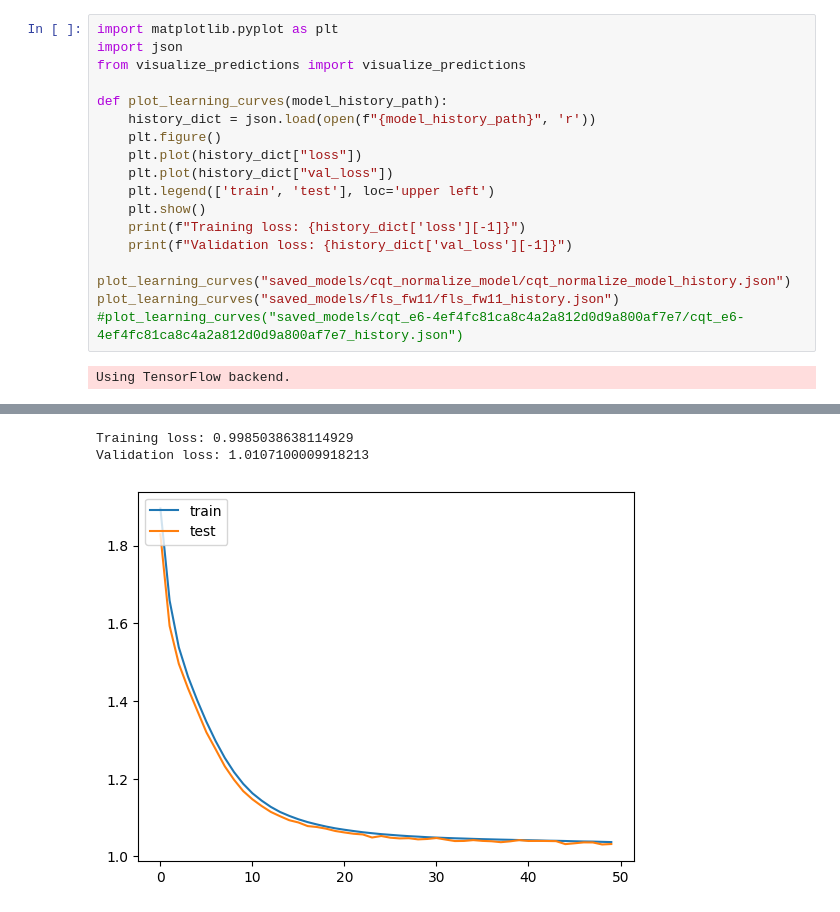
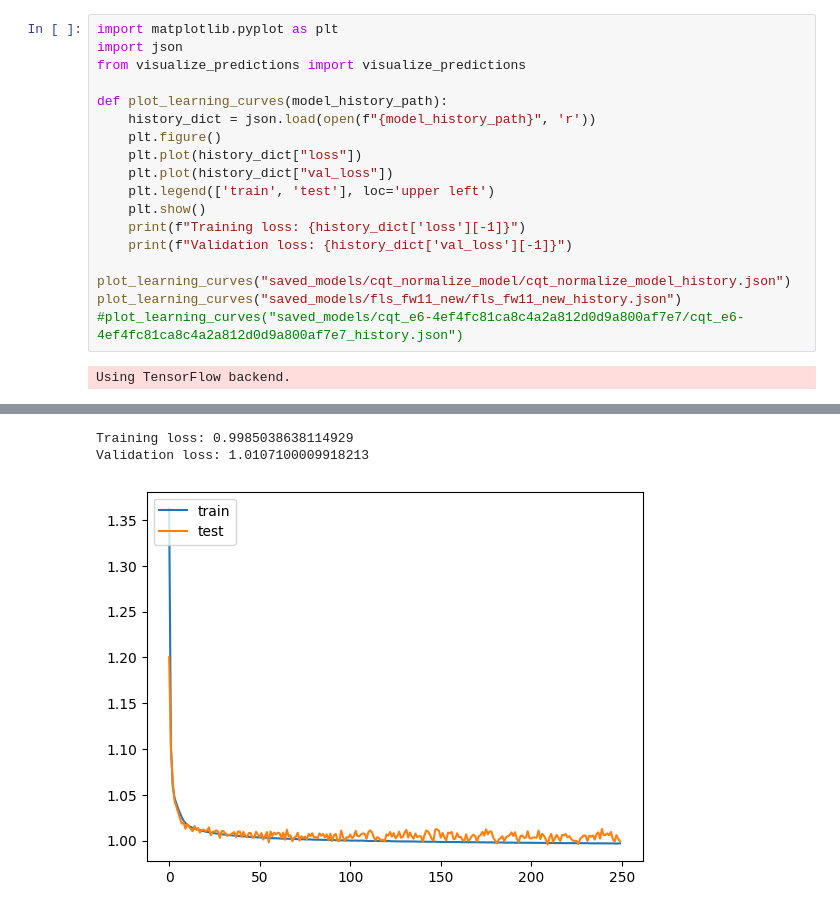
Before and after one commit to b-boechat/pitch, a Jupyter notebook: plot_curves.ipynb, the cells around one changed output, grey strips where cells are left out. Saved outputs shown, nothing was run; the diff lists cells and outputs as text.

```diff
--- a/plot_curves.ipynb
+++ b/plot_curves.ipynb
@@ -1,24 +1,24 @@
 # %%
 import matplotlib.pyplot as plt
 import json
 from visualize_predictions import visualize_predictions
 
 def plot_learning_curves(model_history_path):
     history_dict = json.load(open(f"{model_history_path}", 'r'))
     plt.figure()
     plt.plot(history_dict["loss"])
     plt.plot(history_dict["val_loss"])
     plt.legend(['train', 'test'], loc='upper left')
     plt.show()
     print(f"Training loss: {history_dict['loss'][-1]}")
     print(f"Validation loss: {history_dict['val_loss'][-1]}")
 
 plot_learning_curves("saved_models/cqt_normalize_model/cqt_normalize_model_history.json")
-plot_learning_curves("saved_models/fls_fw11/fls_fw11_history.json")
+plot_learning_curves("saved_models/fls_fw11_new/fls_fw11_new_history.json")
 #plot_learning_curves("saved_models/cqt_e6-4ef4fc81ca8c4a2a812d0d9a800af7e7/cqt_e6-4ef4fc81ca8c4a2a812d0d9a800af7e7_history.json")
 # %% [output]
 Using TensorFlow backend.
 [figure]
 Training loss: 0.9985038638114929
 Validation loss: 1.0107100009918213
-[figure, old version]
+[figure, new version]
```
Also changed, not shown: parts of 1 cell of this notebook, 55 other files.
